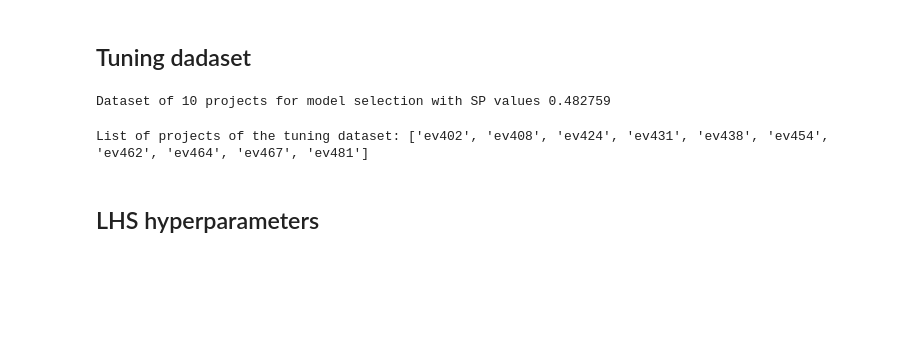
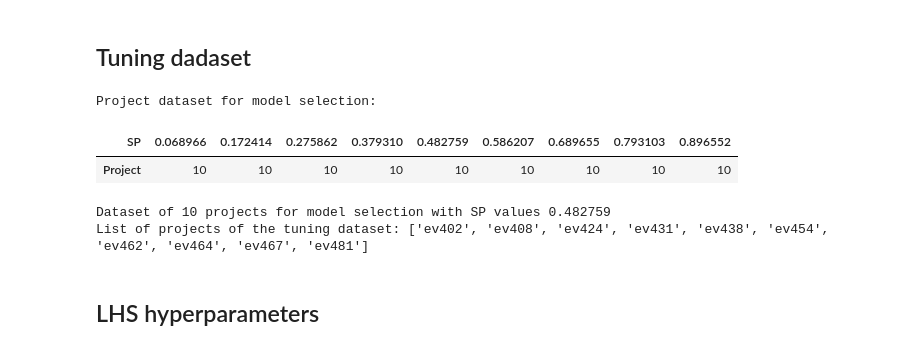
Before and after one commit to jismartin/GlassBoxEVM, a Jupyter notebook: model_tunning.ipynb, the cells around one changed output. Cells and saved outputs as stored; diff of their text form; code cells hidden in the pictures; blank space fills up the shorter version.

Commit message:
Update model selection script

```diff
--- a/model_tunning.ipynb
+++ b/model_tunning.ipynb
@@ -28,17 +28,23 @@ sns.set_palette('tab10')
 # %%
 n_trial = 0 # Trial number of the LHS
 n_sp = 4
+# %%
+df_projects=pd.read_csv(os.path.join('./montecarlo','model_selection_projects.csv'))
+print('Project dataset for model selection:')
+df_projects[df_projects['ModelSelection']].pivot_table(columns='SP', values='Project', aggfunc='count')
+# %% [output]
+Project dataset for model selection:
+| SP | 0.068966 | 0.172414 | 0.275862 | 0.379310 | 0.482759 | 0.586207 | 0.689655 | 0.793103 | 0.896552 |
+| Project | 10 | 10 | 10 | 10 | 10 | 10 | 10 | 10 | 10 |
 # %%
-df_projects=pd.read_csv(os.path.join('./montecarlo','model_selection_projects.csv'))
+# Tuning dataser n_sp=4
 sp_values=df_projects['SP'].unique()
 df_tuning=df_projects[df_projects['ModelSelection'] & (df_projects['SP']==sp_values[n_sp])]
 print(f"Dataset of {df_tuning.shape[0]} projects for model selection with SP values {sp_values[n_sp]:.6f}")
+print(f"List of projects of the tuning dataset: {[ project for project in df_tuning['Project']]}")
 # %% [output]
 Dataset of 10 projects for model selection with SP values 0.482759
+List of projects of the tuning dataset: ['ev402', 'ev408', 'ev424', 'ev431', 'ev438', 'ev454', 'ev462', 'ev464', 'ev467', 'ev481']
-# %%
-print(f"List of projects of the tuning dataset: {[ project for project in df_tuning['Project']]}")
-# %% [output]
-List of projects of the tuning dataset: ['ev402', 'ev408', 'ev424', 'ev431', 'ev438', 'ev454', 'ev462', 'ev464', 'ev467', 'ev481']
 # %% [markdown]
 ## LHS hyperparameters
 # %%
```
Also changed, not shown: parts of 2 cells of this notebook, 57 other files.
